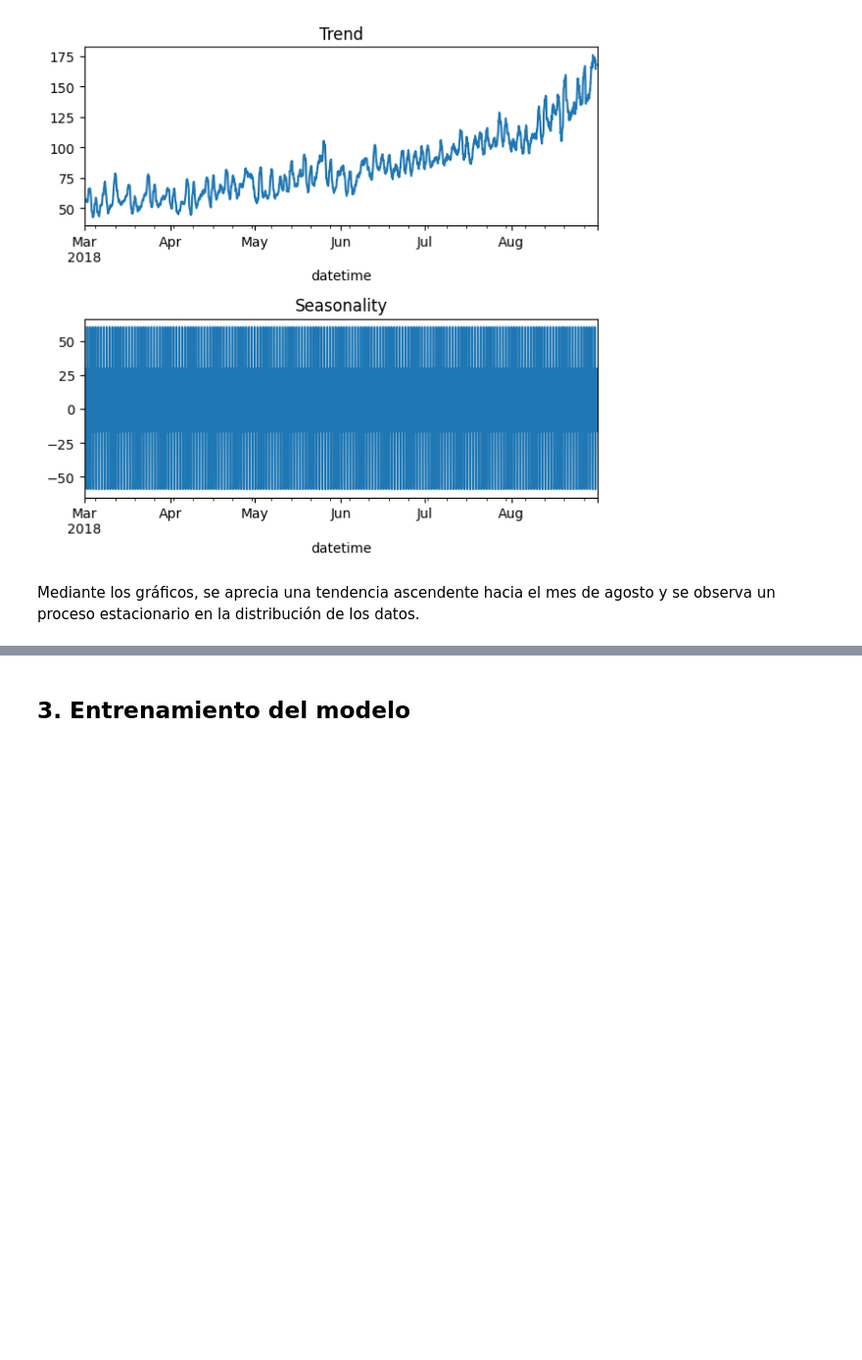
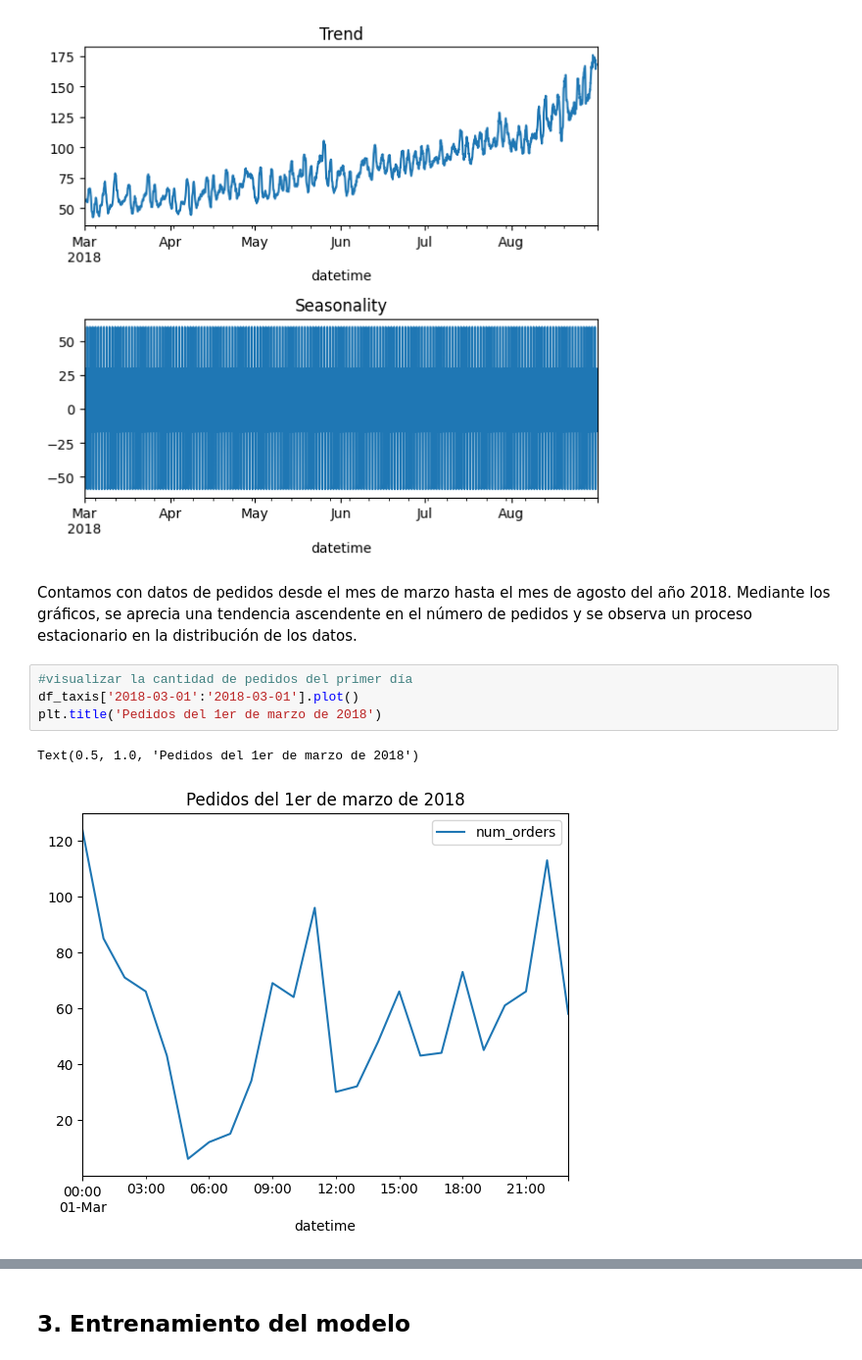
Before and after one commit to wh1tneyr/Sweet-Lift-Taxi, a Jupyter notebook: Sweet lift taxi.ipynb, the cells around one changed output, grey strips where cells are left out. Shown at 98% size. Cells and saved outputs as stored; diff of their text form; blank space fills up the shorter version.

Commit message:
creando un gráfico para el primer y último día del conjunto de datos

```diff
--- a/Sweet lift taxi.ipynb
+++ b/Sweet lift taxi.ipynb
@@ -100,4 +104,11 @@ plt.tight_layout()
 # %% [output]
 [figure]
 # %% [markdown]
-Mediante los gráficos, se aprecia una tendencia ascendente hacia el mes de agosto y se observa un proceso estacionario en la distribución de los datos.
+Contamos con datos de pedidos desde el mes de marzo hasta el mes de agosto del año 2018. Mediante los gráficos, se aprecia una tendencia ascendente en el número de pedidos y se observa un proceso estacionario en la distribución de los datos.
+# %%
+#visualizar la cantidad de pedidos del primer día
+df_taxis['2018-03-01':'2018-03-01'].plot()
+plt.title('Pedidos del 1er de marzo de 2018')
+# %% [output]
+Text(0.5, 1.0, 'Pedidos del 1er de marzo de 2018')
+[figure, added]
```
Also changed, not shown: parts of 5 cells of this notebook.
